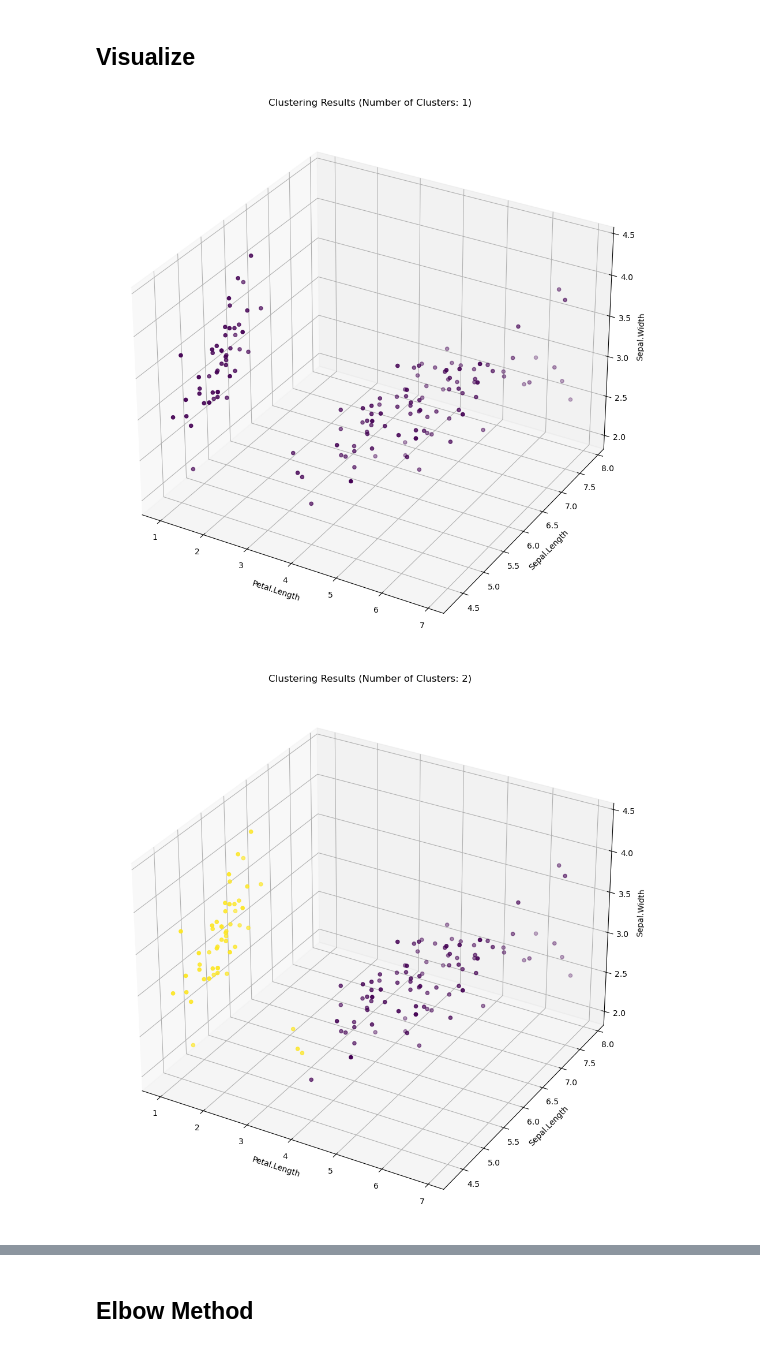
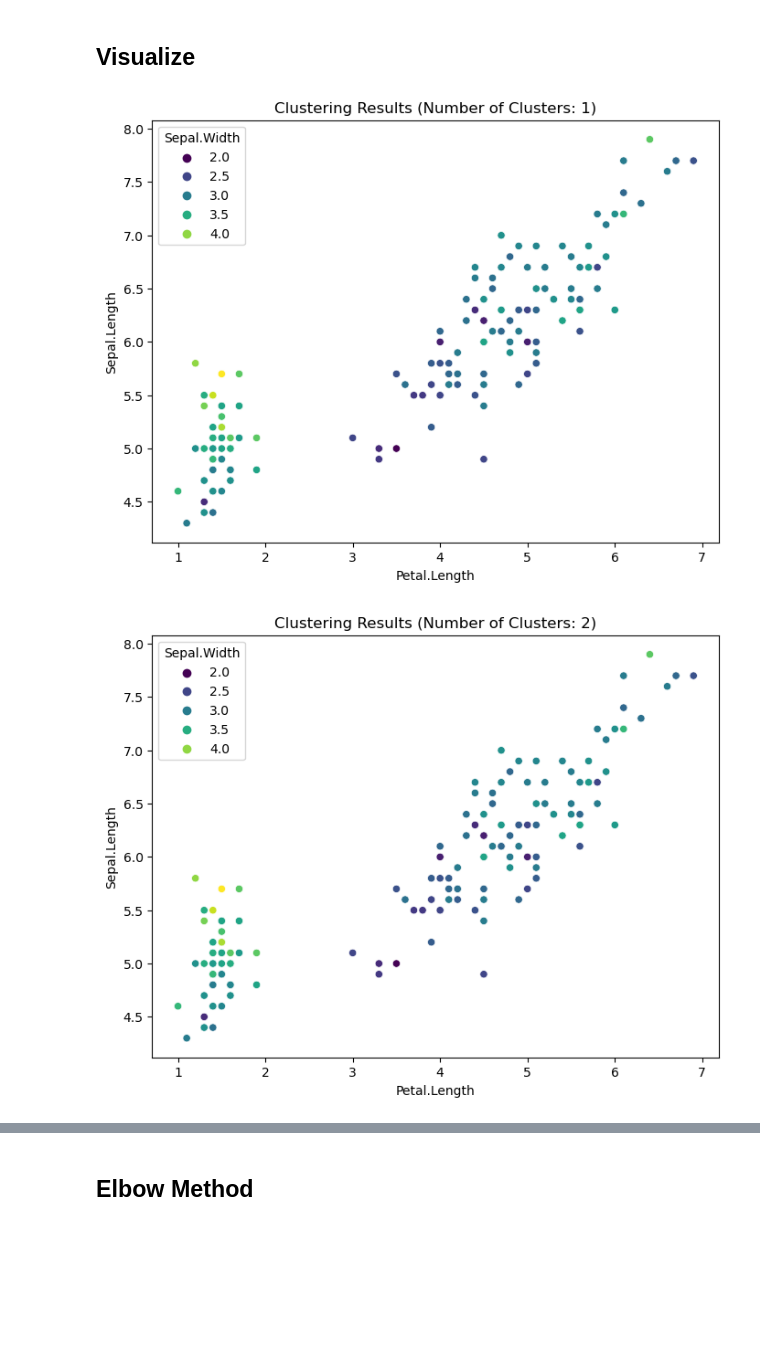
Before and after one commit to JonathanTWare/clustering-exercises, a Jupyter notebook: modeling.ipynb, the cells around one changed output, grey strips where cells are left out. Drawn from its saved outputs; the diff is of its cells as text; code cells hidden in the pictures; blank space fills up the shorter version.

```diff
--- a/modeling.ipynb
+++ b/modeling.ipynb
@@ -94,24 +94,21 @@ X = iris[['Petal.Length','Sepal.Length','Sepal.Width']]
 # %%
 for k in range(1, 6):
 
     kmeans = KMeans(n_clusters=k)
     kmeans.fit(X)
 
 
     cluster_labels = kmeans.predict(X)
 
     iris_clustered = iris.copy()
     iris_clustered['cluster'] = cluster_labels
 
-    fig = plt.figure(figsize=(12, 13))
-    ax = fig.add_subplot(111, projection='3d')
-    ax.scatter(iris_clustered['Petal.Length'], iris_clustered['Sepal.Length'], iris_clustered['Sepal.Width'],
-               c=cluster_labels, cmap='viridis')
-    ax.set_xlabel('Petal.Length')
-    ax.set_ylabel('Sepal.Length')
-    ax.set_zlabel('Sepal.Width')
-    ax.set_title(f'Clustering Results (Number of Clusters: {k})')
+    plt.figure(figsize=(8, 6))
+    sns.scatterplot(data=iris_clustered, x='Petal.Length', y='Sepal.Length', hue='Sepal.Width', palette='viridis')
+    plt.xlabel('Petal.Length')
+    plt.ylabel('Sepal.Length')
+    plt.title(f'Clustering Results (Number of Clusters: {k})')
     plt.show()
 # %% [output]
-[figure, old version]
+[figure, new version]
-[figure, old version]
+[figure, new version]
```
Also changed, not shown: parts of 7 cells of this notebook.
